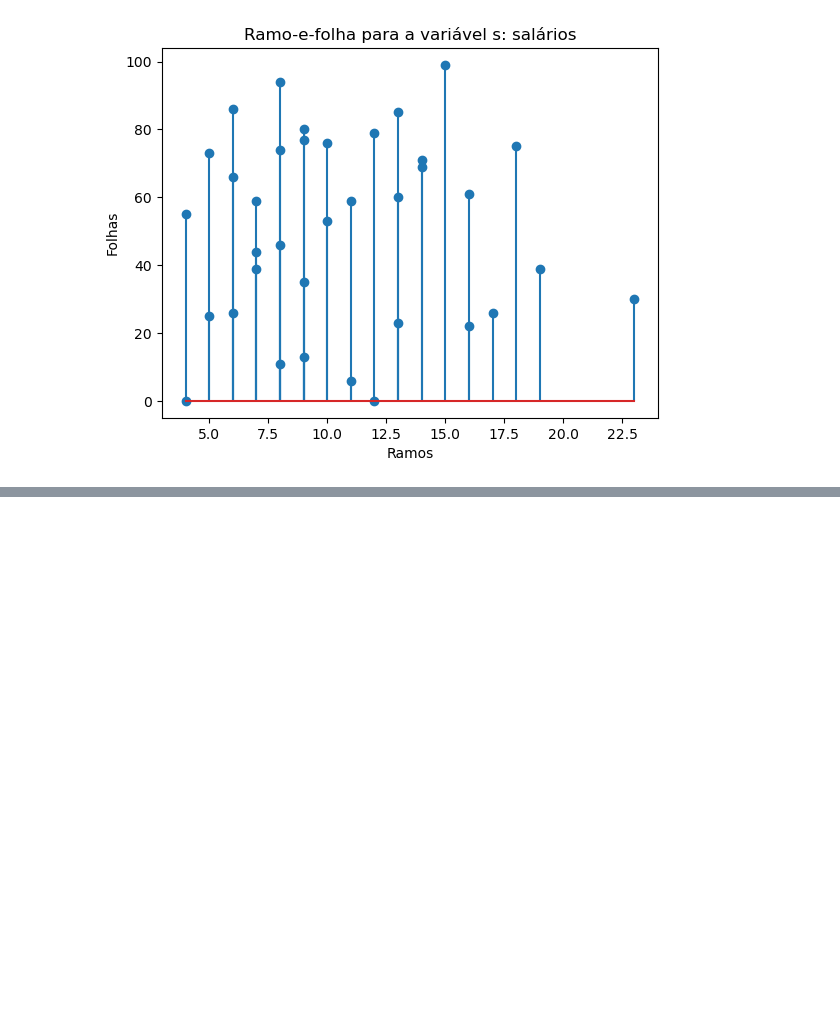
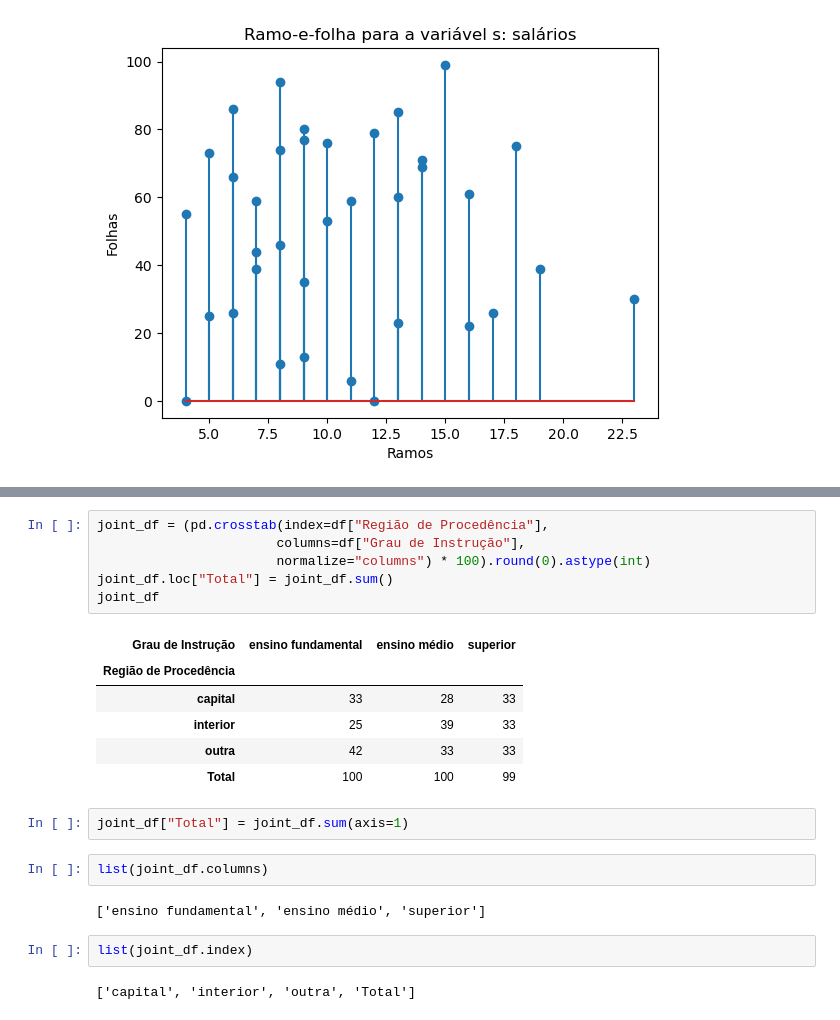
Before and after one commit to BrunoOlivei/estatistica, a Jupyter notebook: Exemplos.ipynb, the cells around one changed output, grey strips where cells are left out. Saved outputs shown, nothing was run; the diff lists cells and outputs as text; blank space fills up the shorter version.

```diff
--- a/Exemplos.ipynb
+++ b/Exemplos.ipynb
@@ -121,0 +187,23 @@ plt.show()
+# %%
+joint_df = (pd.crosstab(index=df["Região de Procedência"],
+                       columns=df["Grau de Instrução"],
+                       normalize="columns") * 100).round(0).astype(int)
+joint_df.loc["Total"] = joint_df.sum()
+joint_df
+# %% [output]
+| Grau de Instrução | ensino fundamental | ensino médio | superior |
+| Região de Procedência |  |  |  |
+| capital | 33 | 28 | 33 |
+| interior | 25 | 39 | 33 |
+| outra | 42 | 33 | 33 |
+| Total | 100 | 100 | 99 |
+# %%
+joint_df["Total"] = joint_df.sum(axis=1)
+# %%
+list(joint_df.columns)
+# %% [output]
+['ensino fundamental', 'ensino médio', 'superior']
+# %%
+list(joint_df.index)
+# %% [output]
+['capital', 'interior', 'outra', 'Total']
```
Also changed, not shown: parts of 11 cells of this notebook, 2 other files.
